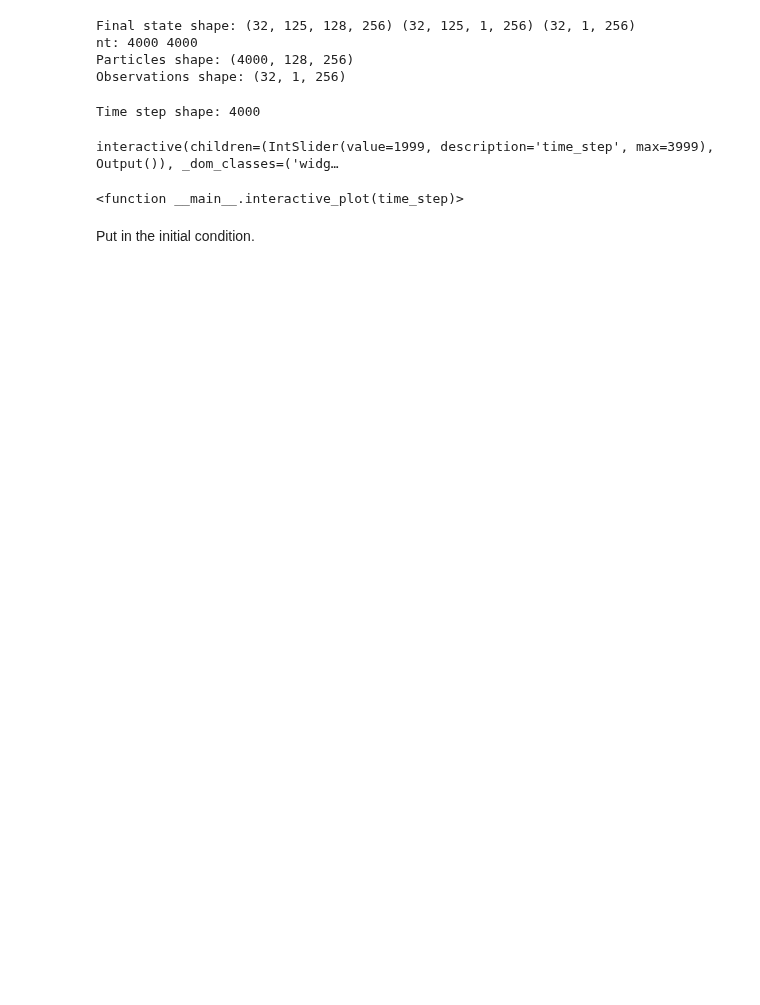
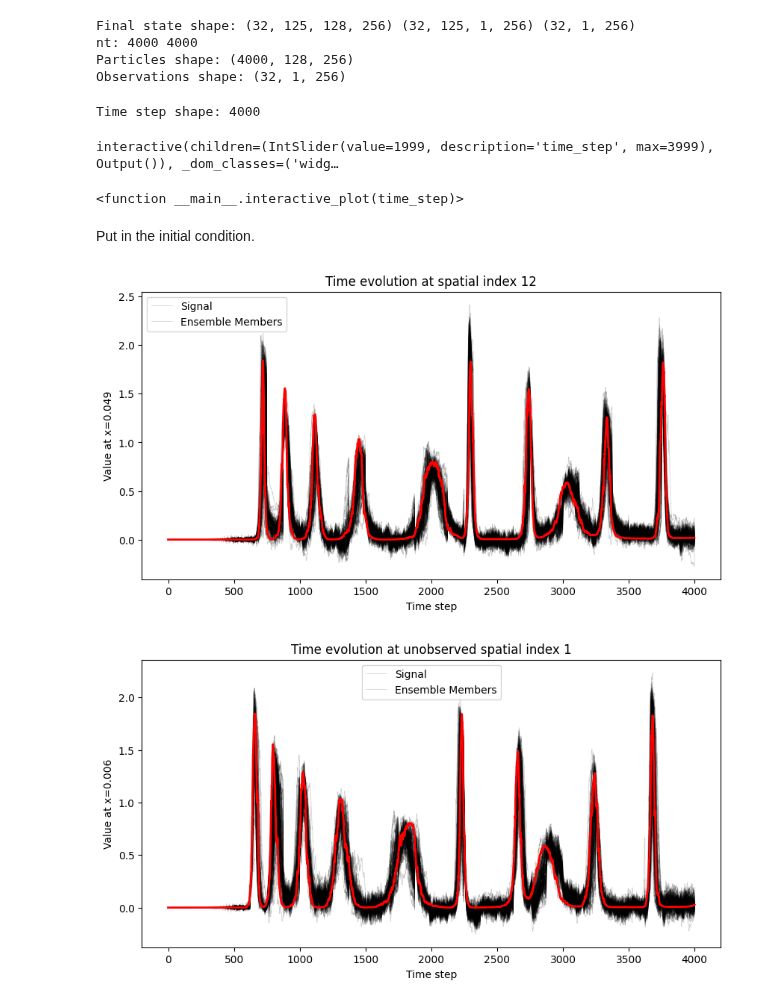
Before and after one commit to jameswoodfield/Particle_Filter, a Jupyter notebook: Ensemble_9_KdV_ENKF.ipynb, the cells around one changed output. Cells and saved outputs as stored; diff of their text form; code cells hidden in the pictures; blank space fills up the shorter version.

```diff
--- a/Ensemble_9_KdV_ENKF.ipynb
+++ b/Ensemble_9_KdV_ENKF.ipynb
@@ -31,9 +31,10 @@ initial_ensemble = initial_condition(ensemble_model.x, ensemble_params.E, ensemb
 # %%
 observation_spatial_frequency = 4
 observation_locations = np.arange(0,signal_model.x.shape[0],observation_spatial_frequency)
-observation_noise = 0.01
+observation_noise = 0.1
 number_of_observations_time = 32
 observation_temporal_frequency = int(ensemble_model.params.nt/number_of_observations_time)
+
 
 enkf = EnsembleKalmanFilter_All(
     n_particles = ensemble_params.E,
@@ -42,9 +43,9 @@ enkf = EnsembleKalmanFilter_All(
     forward_model = ensemble_model,
     signal_model = signal_model,
     sigma = observation_noise,
-    seed = 1,
     observation_locations = observation_locations,
 )
 # %%
 da_steps = number_of_observations_time
-final, all = enkf.run(initial_ensemble, initial_signal, da_steps) #the final input is scan length?
+key_0 = jax.random.PRNGKey(0)
+final, all = enkf.run(initial_ensemble, initial_signal,da_steps,key_0) #the final input is scan length?
@@ -84,3 +83,33 @@ interactive(children=(IntSlider(value=1999, description='time_step', max=3999),
 <function __main__.interactive_plot(time_step)>
 # %% [markdown]
 Put in the initial condition.
+# %%
+# Choose a spatial index to track (e.g., the first observation location)
+spatial_idx = observation_locations[3]
+
+plt.figure(figsize=(10, 5))
+plt.plot(particles[:, :, spatial_idx], color='k', alpha=0.2, linewidth=0.5)
+
+plt.plot(signal[:, 0, spatial_idx], label='Signal', color='r', linewidth=2)
+plt.xlabel('Time step')
+plt.ylabel(f'Value at x={signal_model.x[spatial_idx]:.3f}')
+plt.title(f'Time evolution at spatial index {spatial_idx}')
+plt.legend(['Signal', 'Ensemble Members'])
+plt.show()
+
+# Choose a spatial index where there is no observation (not in observation_locations)
+all_indices = set(range(signal_model.x.shape[0]))
+unobserved_indices = list(all_indices - set(observation_locations))
+spatial_idx_no_data = unobserved_indices[0]  # pick the first unobserved index
+
+plt.figure(figsize=(10, 5))
+plt.plot(particles[:, :, spatial_idx_no_data], color='k', alpha=0.2, linewidth=0.5)
+plt.plot(signal[:, 0, spatial_idx_no_data], label='Signal', color='r', linewidth=2)
+plt.xlabel('Time step')
+plt.ylabel(f'Value at x={signal_model.x[spatial_idx_no_data]:.3f}')
+plt.title(f'Time evolution at unobserved spatial index {spatial_idx_no_data}')
+plt.legend(['Signal', 'Ensemble Members'])
+plt.show()
+# %% [output]
+[figure, added]
+[figure, added]
```
Also changed, not shown: parts of 1 cell of this notebook, 1 other file.
